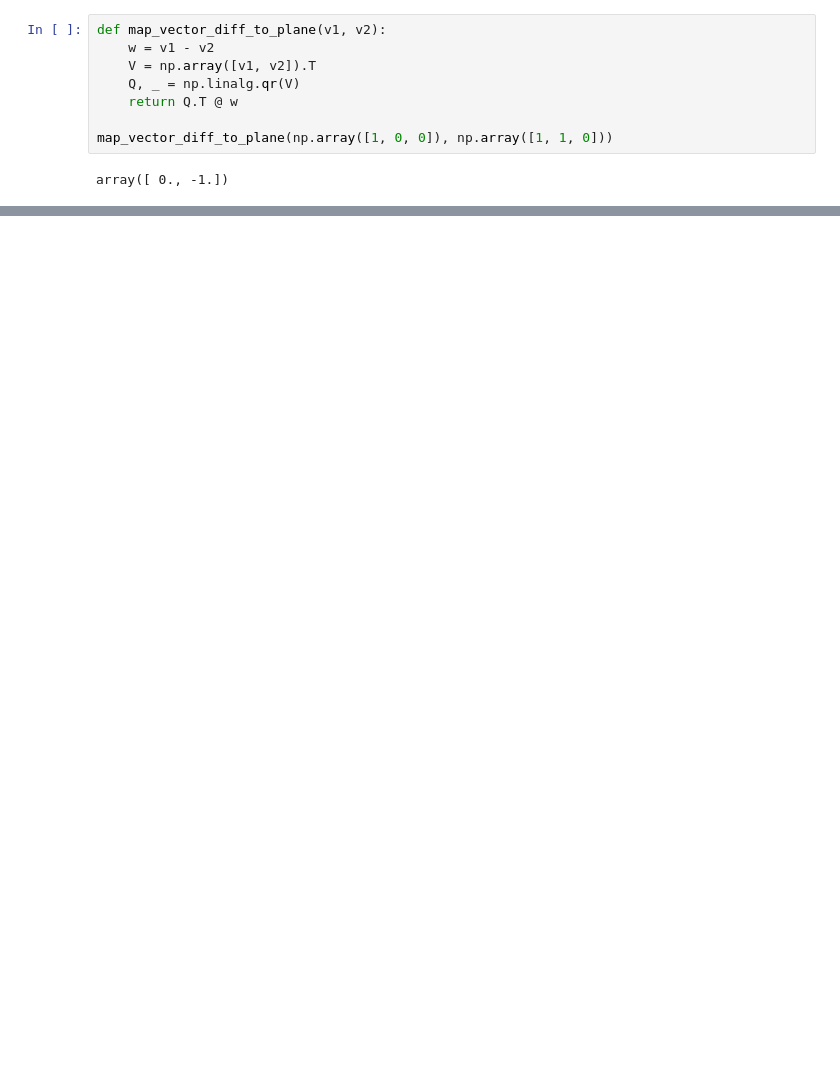
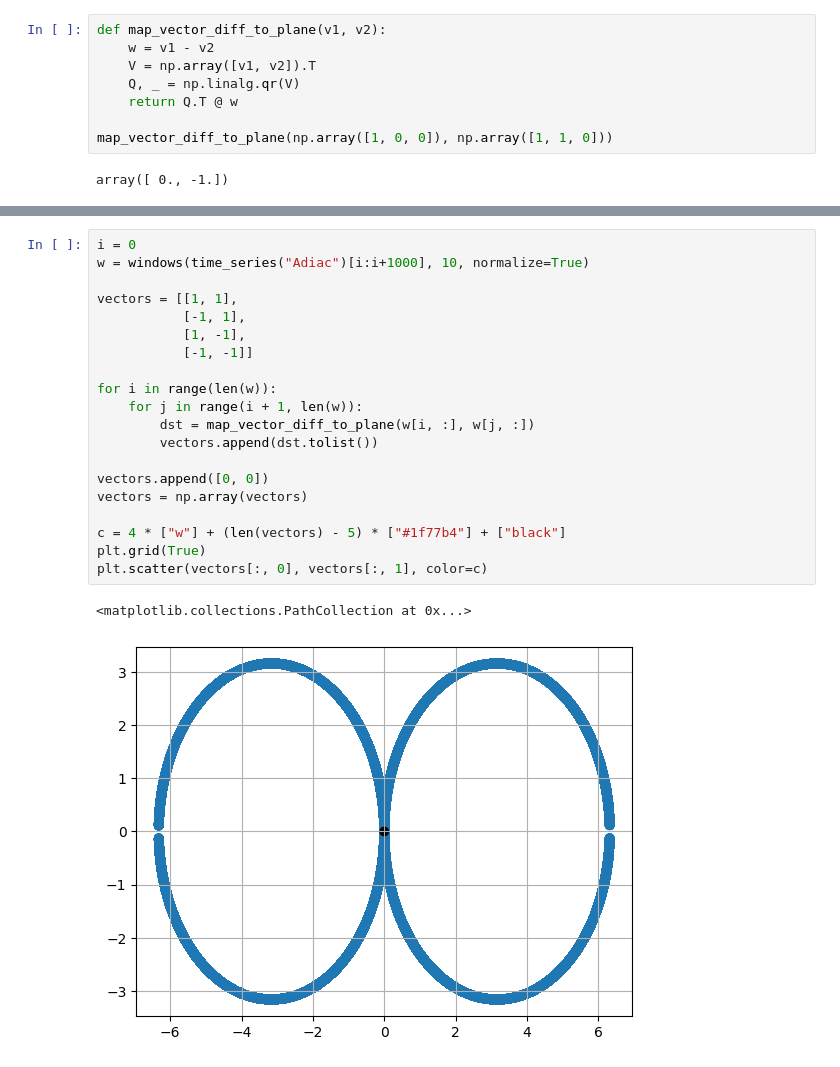
Before and after one commit to JaasperK/oracle, a Jupyter notebook: notebooks/oracle.ipynb, the cells around one changed output, grey strips where cells are left out. Drawn from its saved outputs; the diff is of its cells as text; blank space fills up the shorter version.

```diff
--- a/notebooks/oracle.ipynb
+++ b/notebooks/oracle.ipynb
@@ -385,0 +448,23 @@ plt.scatter(vectors[:, 0], vectors[:, 1], color=c)
+# %%
+i = 0
+w = windows(time_series("Adiac")[i:i+1000], 10, normalize=True)
+
+vectors = [[1, 1],
+           [-1, 1],
+           [1, -1],
+           [-1, -1]]
+
+for i in range(len(w)):
+    for j in range(i + 1, len(w)):
+        dst = map_vector_diff_to_plane(w[i, :], w[j, :])
+        vectors.append(dst.tolist())
+
+vectors.append([0, 0])
+vectors = np.array(vectors)
+
+c = 4 * ["w"] + (len(vectors) - 5) * ["#1f77b4"] + ["black"]
+plt.grid(True)
+plt.scatter(vectors[:, 0], vectors[:, 1], color=c)
+# %% [output]
+<matplotlib.collections.PathCollection at 0x...>
+[figure, added]
```
Also changed, not shown: parts of 8 cells of this notebook.
